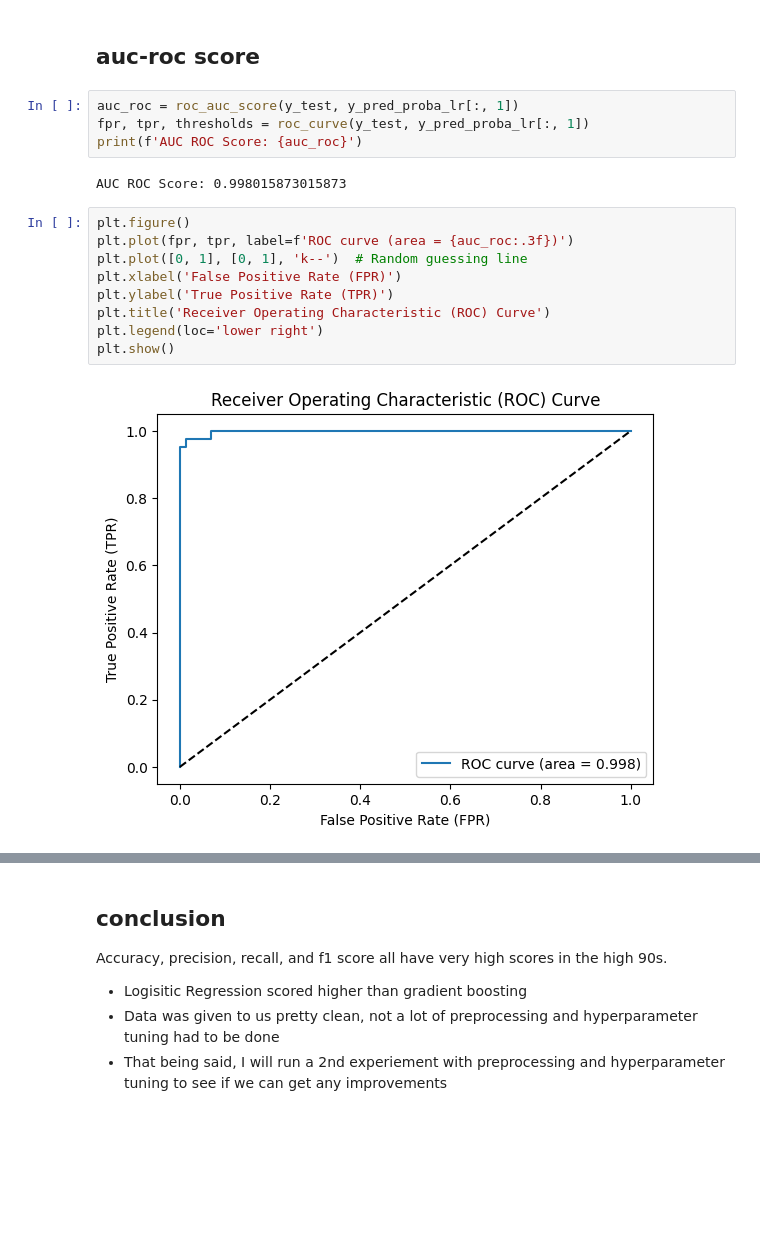
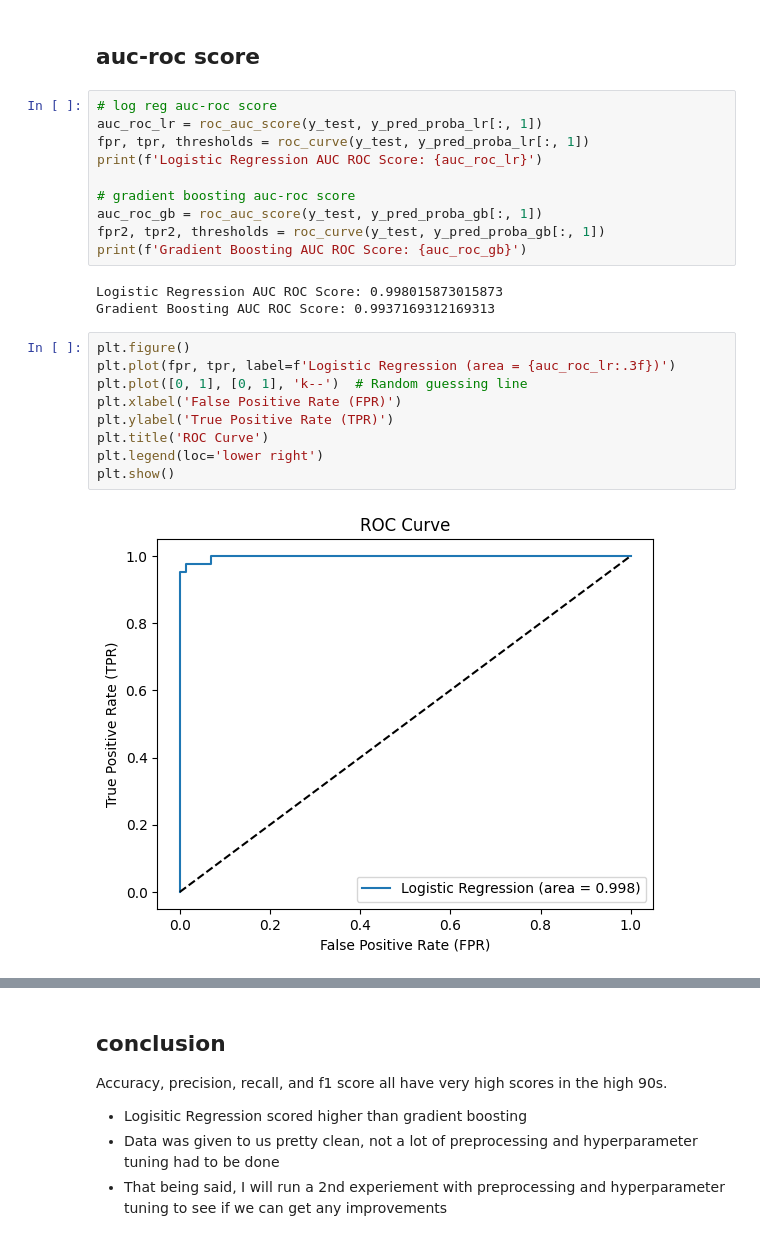
Before and after one commit to dpons222/Portfolio, a Jupyter notebook: Cancer-Prediction/cancer_prediction.ipynb, the cells around one changed output, grey strips where cells are left out. Cells and saved outputs as stored; diff of their text form; blank space fills up the shorter version.

```diff
--- a/Cancer-Prediction/cancer_prediction.ipynb
+++ b/Cancer-Prediction/cancer_prediction.ipynb
@@ -278,19 +289,26 @@ plt.show()
 # %% [markdown]
 ## auc-roc score
 # %%
-auc_roc = roc_auc_score(y_test, y_pred_proba_lr[:, 1])
+# log reg auc-roc score
+auc_roc_lr = roc_auc_score(y_test, y_pred_proba_lr[:, 1])
 fpr, tpr, thresholds = roc_curve(y_test, y_pred_proba_lr[:, 1])
-print(f'AUC ROC Score: {auc_roc}')
+print(f'Logistic Regression AUC ROC Score: {auc_roc_lr}')
+
+# gradient boosting auc-roc score
+auc_roc_gb = roc_auc_score(y_test, y_pred_proba_gb[:, 1])
+fpr2, tpr2, thresholds = roc_curve(y_test, y_pred_proba_gb[:, 1])
+print(f'Gradient Boosting AUC ROC Score: {auc_roc_gb}')
 # %% [output]
-AUC ROC Score: 0.998015873015873
+Logistic Regression AUC ROC Score: 0.998015873015873
+Gradient Boosting AUC ROC Score: 0.9937169312169313
 # %%
 plt.figure()
-plt.plot(fpr, tpr, label=f'ROC curve (area = {auc_roc:.3f})')
+plt.plot(fpr, tpr, label=f'Logistic Regression (area = {auc_roc_lr:.3f})')
 plt.plot([0, 1], [0, 1], 'k--')  # Random guessing line
 plt.xlabel('False Positive Rate (FPR)')
 plt.ylabel('True Positive Rate (TPR)')
-plt.title('Receiver Operating Characteristic (ROC) Curve')
+plt.title('ROC Curve')
 plt.legend(loc='lower right')
 plt.show()
 # %% [output]
-[figure, old version]
+[figure, new version]
```
Also changed, not shown: parts of 21 cells of this notebook.
